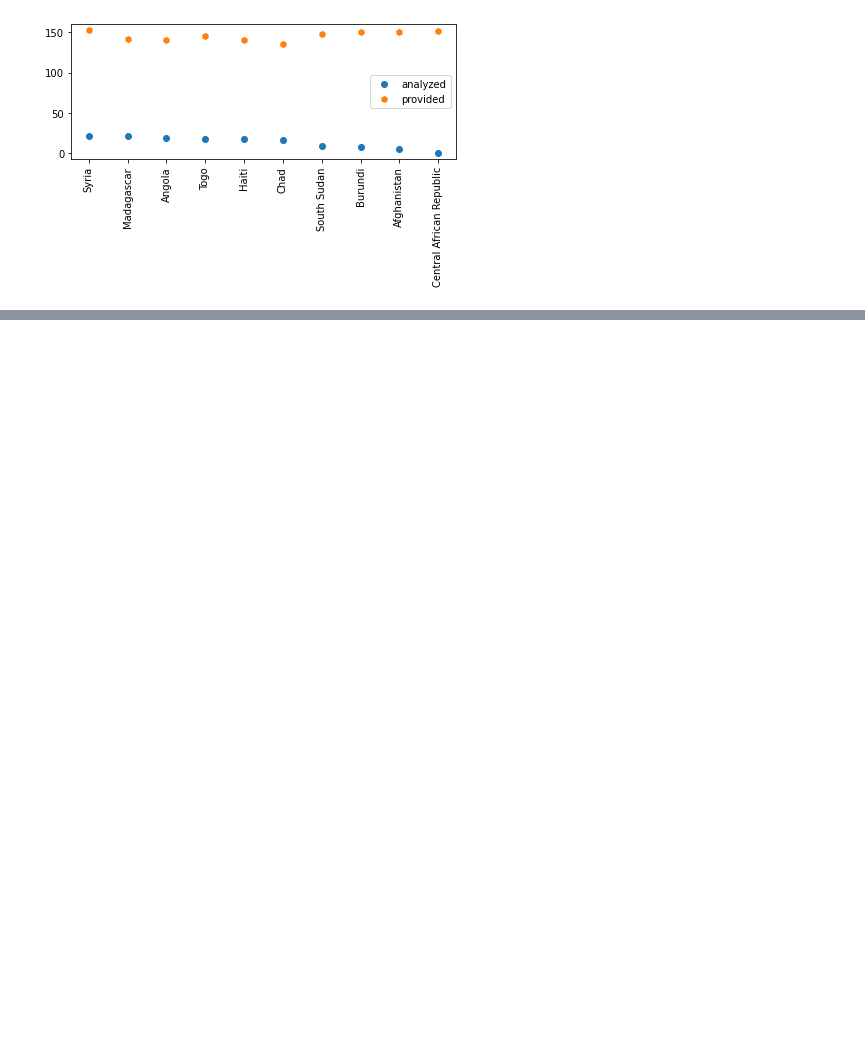
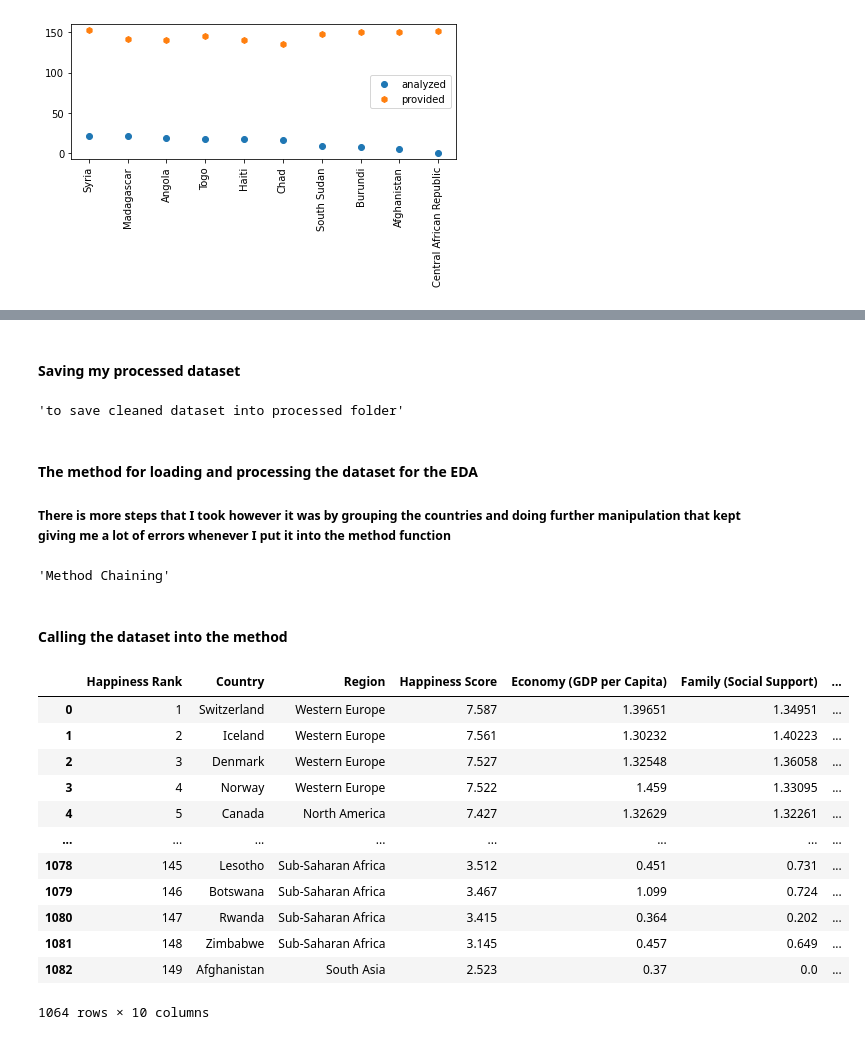
Before and after one commit to ubco-W2022T1-cosc301/project-group47, a Jupyter notebook: notebooks/analysis2.ipynb, the cells around one changed output, grey strips where cells are left out. Saved outputs shown, nothing was run; the diff lists cells and outputs as text; code cells hidden in the pictures; blank space fills up the shorter version.

```diff
--- a/notebooks/analysis2.ipynb
+++ b/notebooks/analysis2.ipynb
@@ -16,7 +14,7 @@ import seaborn as sns #Understanding my variables
 # %% [markdown]
 #### Reading the csv file
 # %%
-df = pd.read_csv("world_happiness_report.csv")
+df = pd.read_csv('../data/raw/world_happiness_report.csv')
 print(df)
 # %% [output]
       Unnamed: 0  Happiness Rank      Country  \
@@ -496,0 +471,55 @@ plt.show()
+# %% [markdown]
+#### Saving my processed dataset
+# %%
+ordered_by_sum_country_normalized.to_csv('../data/processed/world_happiness_report_processed_Notebook2.csv')
+'''to save cleaned dataset into processed folder'''
+# %% [output]
+'to save cleaned dataset into processed folder'
+# %% [markdown]
+#### The method for loading and processing the dataset for the EDA
+##### There is more steps that I took however it was by grouping the countries and doing further manipulation that kept giving me a lot of errors whenever I put it into the method function
+# %%
+import pandas as pd
+import numpy as np
+
+def load_and_process(url_or_path_to_csv_file):
+
+
+    df = (
+        pd.read_csv(url_or_path_to_csv_file))
+
+    df_cleaned = (df[df.Region != '-'])
+
+    df_cleaned2 = ( df_cleaned.copy().drop(['Generosity'], axis=1)
+         .copy().drop(df_cleaned.columns[0], axis=1)
+         .dropna(axis=0))
+
+    df_cleaned_3 = (df_cleaned2[df_cleaned2.Year != 2022])
+
+
+
+
+    # Make sure to return the latest dataframe
+    return df_cleaned_3
+
+'''Method Chaining'''
+# %% [output]
+'Method Chaining'
+# %% [markdown]
+#### Calling the dataset into the method
+# %%
+load_and_process('../data/raw/world_happiness_report.csv')
+# %% [output]
+|  | Happiness Rank | Country | Region | Happiness Score | Economy (GDP per Capita) | Family (Social Support) | ... |
+| 0 | 1 | Switzerland | Western Europe | 7.587 | 1.39651 | 1.34951 | ... |
+| 1 | 2 | Iceland | Western Europe | 7.561 | 1.30232 | 1.40223 | ... |
+| 2 | 3 | Denmark | Western Europe | 7.527 | 1.32548 | 1.36058 | ... |
+| 3 | 4 | Norway | Western Europe | 7.522 | 1.459 | 1.33095 | ... |
+| 4 | 5 | Canada | North America | 7.427 | 1.32629 | 1.32261 | ... |
+| ... | ... | ... | ... | ... | ... | ... | ... |
+| 1078 | 145 | Lesotho | Sub-Saharan Africa | 3.512 | 0.451 | 0.731 | ... |
+| 1079 | 146 | Botswana | Sub-Saharan Africa | 3.467 | 1.099 | 0.724 | ... |
+| 1080 | 147 | Rwanda | Sub-Saharan Africa | 3.415 | 0.364 | 0.202 | ... |
+| 1081 | 148 | Zimbabwe | Sub-Saharan Africa | 3.145 | 0.457 | 0.649 | ... |
+| 1082 | 149 | Afghanistan | South Asia | 2.523 | 0.37 | 0.0 | ... |
+1064 rows × 10 columns
```
Also changed, not shown: parts of 13 cells of this notebook, 3 other files.
